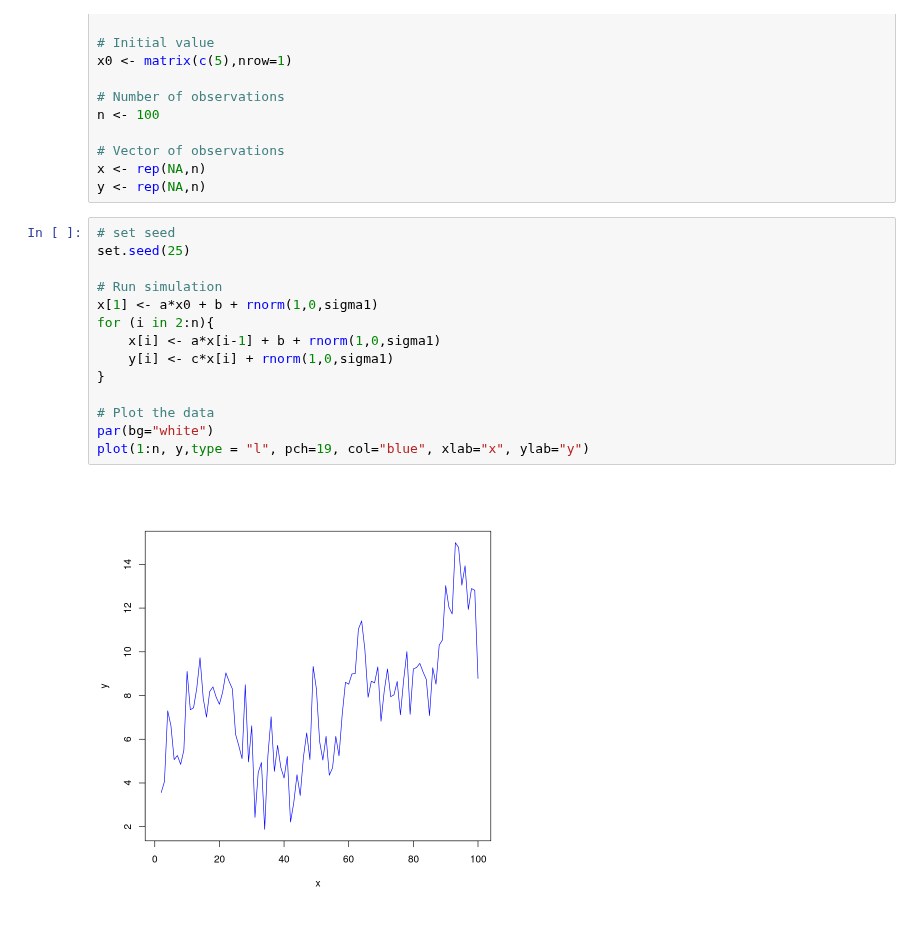
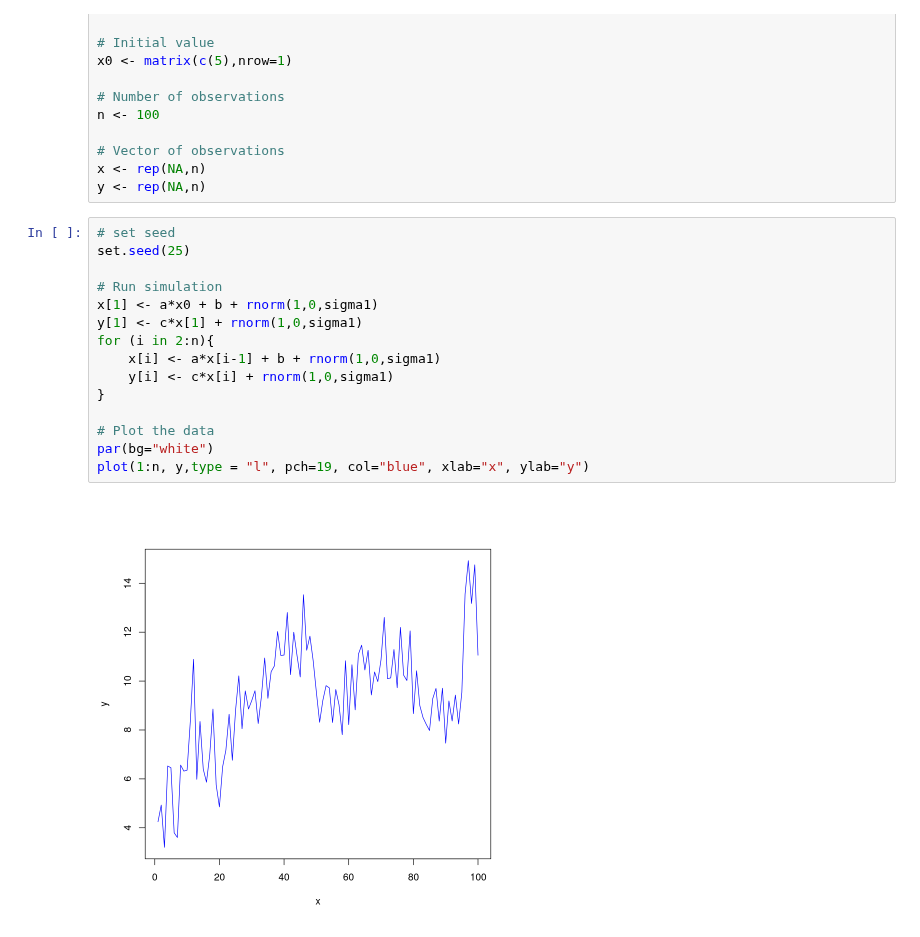
Before and after one commit to mathilderask/TimeSeriesAnalysis, a Jupyter notebook: Assignment4/opg1_oia.ipynb, the cells around one changed output. Cells and saved outputs as stored; diff of their text form.

```diff
--- a/Assignment4/opg1_oia.ipynb
+++ b/Assignment4/opg1_oia.ipynb
@@ -21,19 +21,20 @@ y <- rep(NA,n)
 # %%
 # set seed
 set.seed(25)
 
 # Run simulation
 x[1] <- a*x0 + b + rnorm(1,0,sigma1)
+y[1] <- c*x[1] + rnorm(1,0,sigma1)
 for (i in 2:n){
     x[i] <- a*x[i-1] + b + rnorm(1,0,sigma1)
     y[i] <- c*x[i] + rnorm(1,0,sigma1)
 }
 
 # Plot the data
 par(bg="white")
 plot(1:n, y,type = "l", pch=19, col="blue", xlab="x", ylab="y")
 # %% [output]
-[figure, old version]
+[figure, new version]
 # %%
 # 5 realizations
 x_5 <- matrix(NA, nrow=n, ncol=5)
```
Also changed, not shown: parts of 3 cells of this notebook, 3 other files.
